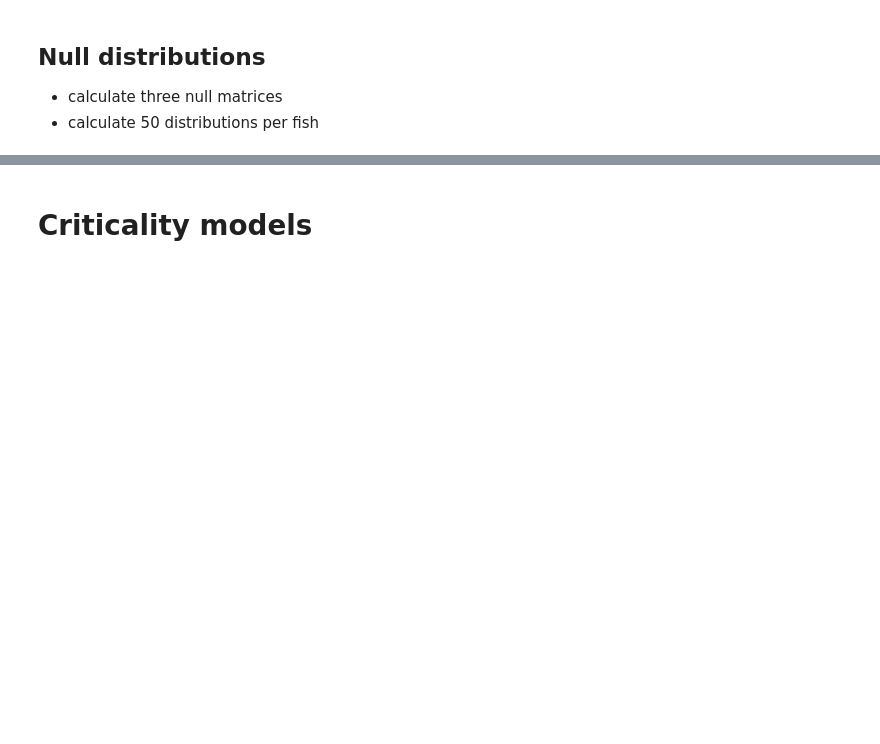
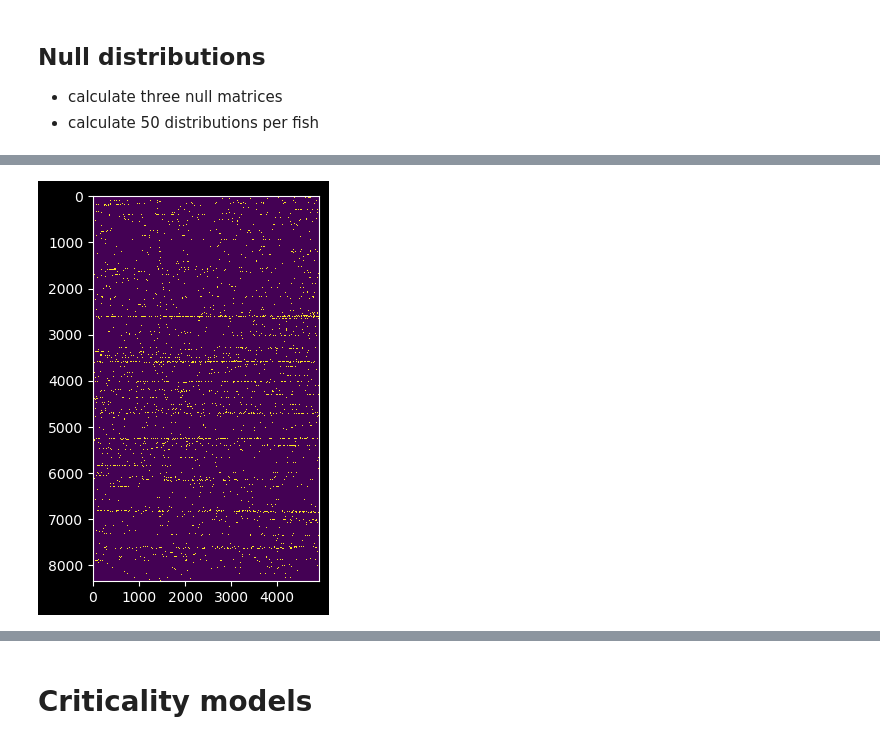
Before and after one commit to dafishcode/suite2p_analysis_py, a Jupyter notebook: avalanches.ipynb, the cells around one changed output, grey strips where cells are left out. Drawn from its saved outputs; the diff is of its cells as text; code cells hidden in the pictures; blank space fills up the shorter version.

```diff
--- a/avalanches.ipynb
+++ b/avalanches.ipynb
@@ -209,0 +284,7 @@ for i in num:
+# %%
+    fig, axarr = plt.subplots(figsize = (7,5))
+pre = np.load(binlist[0])
+plt.imshow(pre)
+plt.show()
+# %% [output]
+[figure, added]
```
Also changed, not shown: parts of 11 cells of this notebook, 6 other files.
